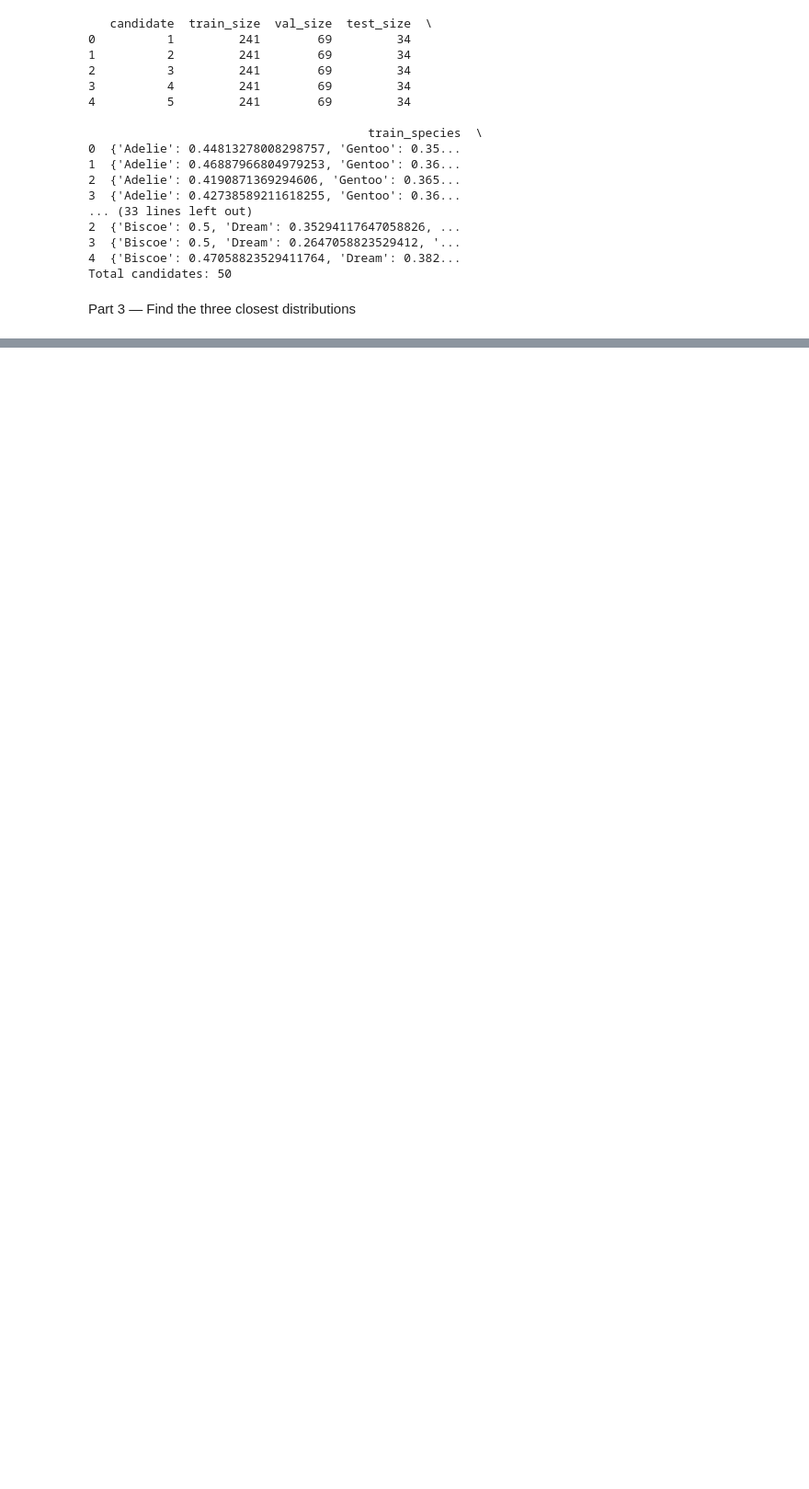
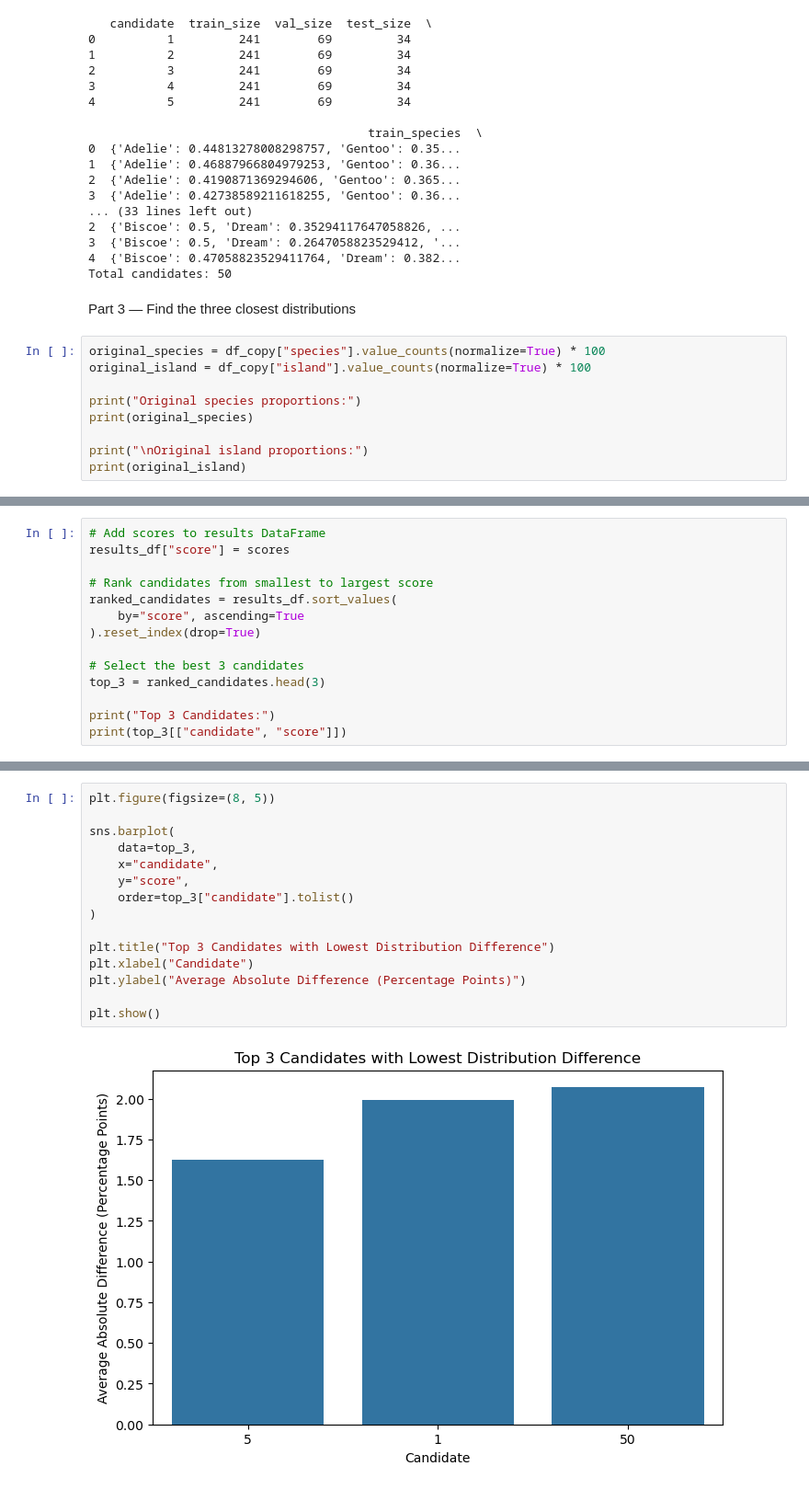
Before and after one commit to Ahmad-IR122/GSG-ML-assignments, a Jupyter notebook: Assigment_three/Assignment03.ipynb, the cells around one changed output, grey strips where cells are left out. Shown at 92% size. Cells and saved outputs as stored; diff of their text form; blank space fills up the shorter version.

```diff
--- a/Assigment_three/Assignment03.ipynb
+++ b/Assigment_three/Assignment03.ipynb
@@ -186,3 +186,12 @@ print("Total candidates:", len(results_df))
 Total candidates: 50
 # %% [markdown]
 Part 3 — Find the three closest distributions
+# %%
+original_species = df_copy["species"].value_counts(normalize=True) * 100
+original_island = df_copy["island"].value_counts(normalize=True) * 100
+
+print("Original species proportions:")
+print(original_species)
+
+print("\nOriginal island proportions:")
+print(original_island)
@@ -188,0 +241,14 @@ Part 3 — Find the three closest distributions
+# %%
+# Add scores to results DataFrame
+results_df["score"] = scores
+
+# Rank candidates from smallest to largest score
+ranked_candidates = results_df.sort_values(
+    by="score", ascending=True
+).reset_index(drop=True)
+
+# Select the best 3 candidates
+top_3 = ranked_candidates.head(3)
+
+print("Top 3 Candidates:")
+print(top_3[["candidate", "score"]])
@@ -188,0 +309,17 @@ Part 3 — Find the three closest distributions
+# %%
+plt.figure(figsize=(8, 5))
+
+sns.barplot(
+    data=top_3,
+    x="candidate",
+    y="score",
+    order=top_3["candidate"].tolist()
+)
+
+plt.title("Top 3 Candidates with Lowest Distribution Difference")
+plt.xlabel("Candidate")
+plt.ylabel("Average Absolute Difference (Percentage Points)")
+
+plt.show()
+# %% [output]
+[figure, added]
```
Also changed, not shown: parts of 17 cells of this notebook, 1 other file.
